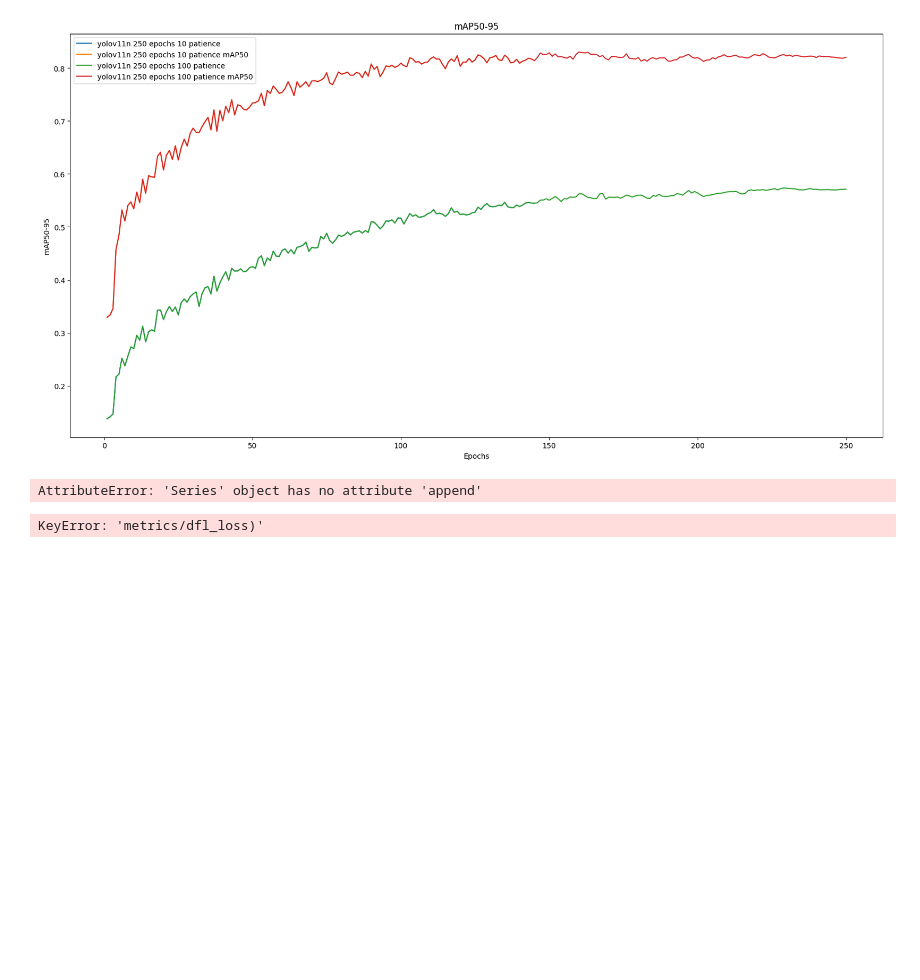
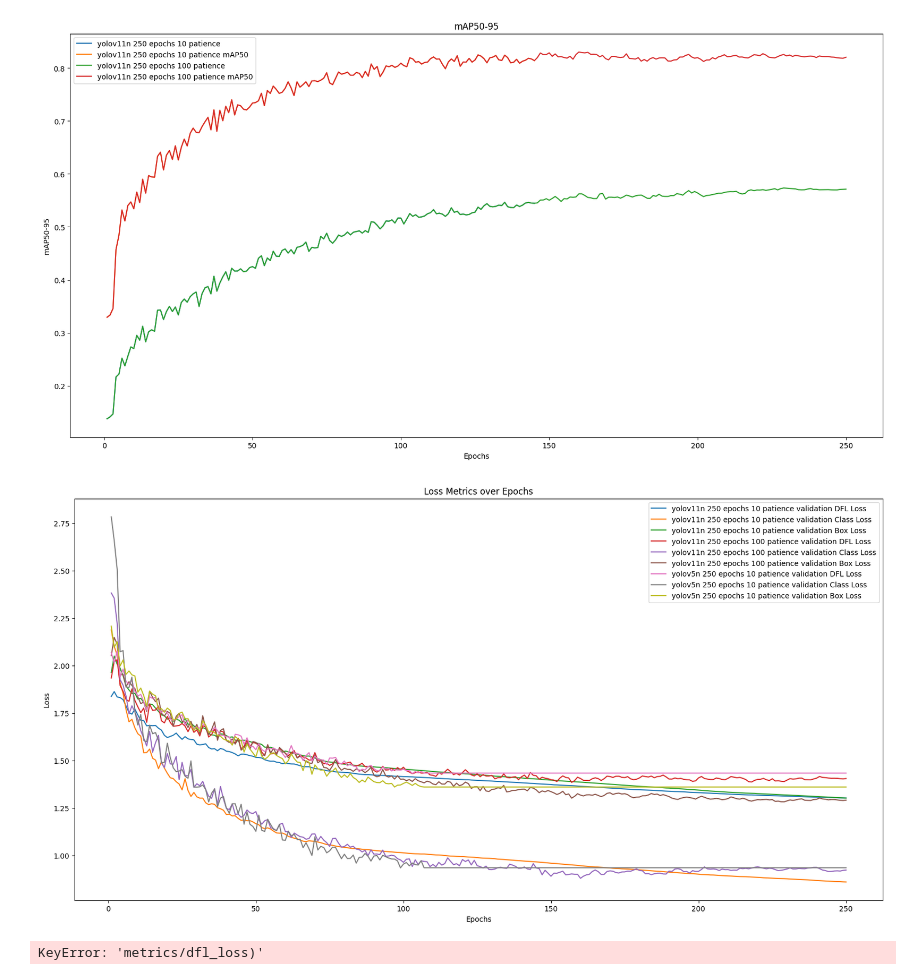
Before and after one commit to TheGoncaloSilva/yolo_pothole_detection, a Jupyter notebook: analyze_results2.ipynb, the cells around one changed output. Saved outputs shown, nothing was run; the diff lists cells and outputs as text; code cells hidden in the pictures; blank space fills up the shorter version.

```diff
--- a/analyze_results2.ipynb
+++ b/analyze_results2.ipynb
@@ -239,40 +239,40 @@ for model_info in version_results:
 # Create a common set of epochs
 common_epochs = np.arange(min_epoch, max_epoch + 1)
 
 # Extract the data for the specified models and interpolate to the common set of epochs
 for model_info in version_results:
     if model_info and "path" in model_info:
         df = pd.read_csv(model_info["path"])
         epochs = df['epoch']
-        dfl = df['train/dfl_loss']
-        clss = df['train/cls_loss']
-        box = df['train/box_loss']
+        dfl = df['val/dfl_loss']
+        clss = df['val/cls_loss']
+        box = df['val/box_loss']
 
         # Interpolate the losses to the common set of epochs
         dfl_interp = np.interp(common_epochs, epochs, dfl)
         clss_interp = np.interp(common_epochs, epochs, clss)
         box_interp = np.interp(common_epochs, epochs, box)
 
         all_epochs.append(common_epochs)
         all_dfl.append(dfl_interp)
         all_class.append(clss_interp)
         all_box.append(box_interp)
 
         labels.append(model_info["model"] + " " + str(model_info["epochs"]) + " epochs " + str(model_info["patience"]) + " patience")
 
 # Plot the loss metrics
 plt.figure(figsize=(20, 10))
 for i in range(len(all_epochs)):
-    plt.plot(all_epochs[i], all_dfl[i], label=labels[i] + " DFL Loss")
-    plt.plot(all_epochs[i], all_class[i], label=labels[i] + " Class Loss")
-    plt.plot(all_epochs[i], all_box[i], label=labels[i] + " Box Loss")
+    plt.plot(all_epochs[i], all_dfl[i], label=labels[i] + " validation DFL Loss")
+    plt.plot(all_epochs[i], all_class[i], label=labels[i] + " validation Class Loss")
+    plt.plot(all_epochs[i], all_box[i], label=labels[i] + " validation Box Loss")
 plt.xlabel('Epochs')
 plt.ylabel('Loss')
 plt.title('Loss Metrics over Epochs')
 plt.legend()
 plt.show()
 # %% [output]
-AttributeError: 'Series' object has no attribute 'append'
+[figure, added]
 # %%
 
 all_dfl = []
```
Also changed, not shown: 44 other files.
